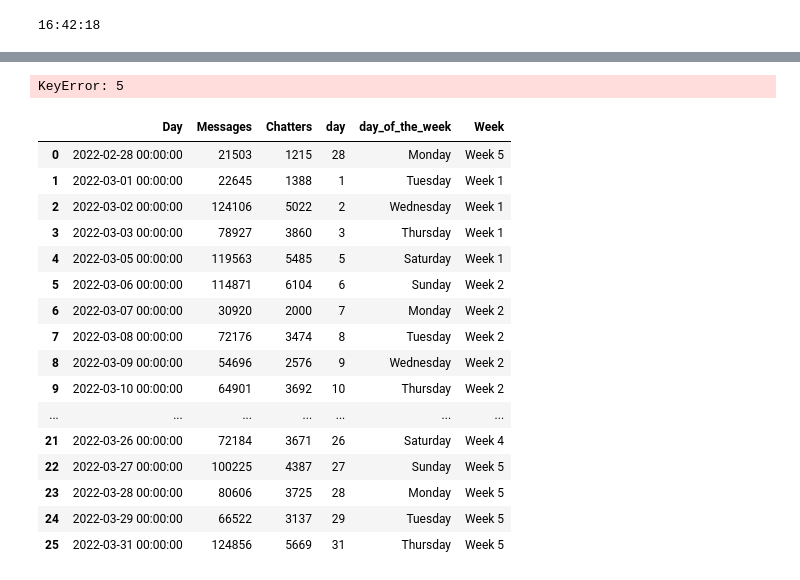
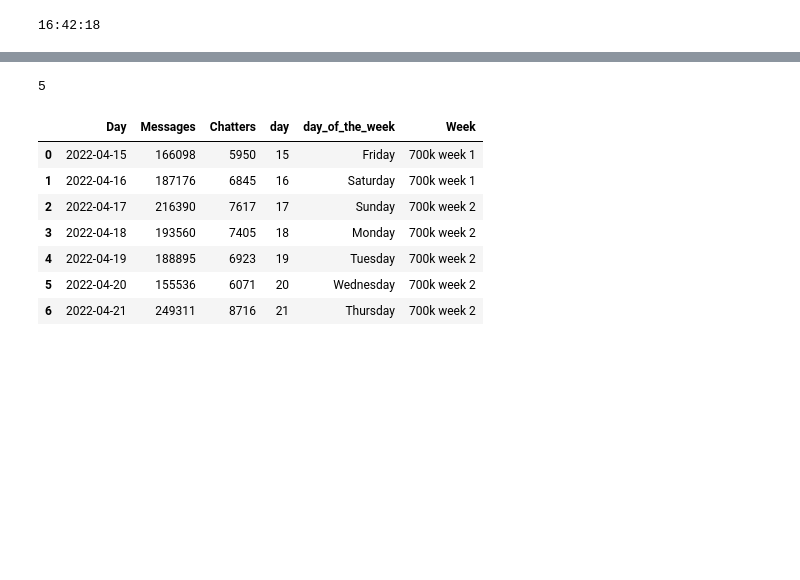
Before and after one commit to quassidi/-Monthly_YYJ_Report, a Jupyter notebook: monthly_jinnytty_analytics.ipynb, the cells around one changed output, grey strips where cells are left out. Drawn from its saved outputs; the diff is of its cells as text; code cells hidden in the pictures; blank space fills up the shorter version.

```diff
--- a/monthly_jinnytty_analytics.ipynb
+++ b/monthly_jinnytty_analytics.ipynb
@@ -210,7 +218,7 @@ read_saving_prueba = pd.read_csv("prueba.txt", delimiter=' ', encoding='utf8', h
 months = read_saving_prueba["Day"].to_numpy()
 drop_index_from_Searching_by_User = [len(df[(df["day"] == day)].user.value_counts()) for day in months]
 # %%
-read_saving_prueba = read_saving_prueba[:-1]
+read_saving_prueba = read_saving_prueba
 read_saving_prueba["Chatters"] = pd.Series(drop_index_from_Searching_by_User)
 newplot = read_saving_prueba.sort_values(by='Day')
 # %%
@@ -222,11 +230,11 @@ def get_week_of_month(year, month, day):
     week_of_month = np.where(x==day)[0][0] + 1
     return(week_of_month)
 
-cell = [None] * 26
+cell = [None] * int(len(newplot))
 #y = [None] * 25
 #m = [None] * 25
-d = [None] * 26
-for g in range(26):
+d = [None] * int(len(newplot))
+for g in range(len(newplot)):
     cell[g] = newplot.loc[g, 'Day']
 #    y[g] = cell[g][:4]
 #    m[g] = cell[g][5:-3]
@@ -240,53 +248,43 @@ newplot['day'] = pd.Series(d)
 
 get_week_of_month(2022,3,31)
 # %% [output]
-KeyError: 5
+5
 # %%
 Week_1 = 1
-Week_2 = 6
-Week_3 = 13
-Week_4 = 20
-Week_5 = 27
-last_day = 31
+Week_2 = 3
+Week_3 = 10
+Week_4 = 17
+Week_5 = 24
+last_day = 30
 
 def applyFunc(s):
     if s == Week_1 or s < Week_2:
         return "Week 1"
     elif s == Week_2 or s < Week_3:
         return 'Week 2'
     elif s == Week_3 or s < Week_4:
-        return 'Week 3'
+        return '700k week 1'
     elif s == Week_4 or s < Week_5:
-        return 'Week 4'
+        return '700k week 2'
     elif s == Week_5 or s <= last_day:
         return 'Week 5'
     return ''
 newplot["Day"] = pd.to_datetime(newplot["Day"])
 newplot['day_of_the_week'] = pd.Series(newplot['Day'].dt.day_name())
-newplot["Day"] = pd.to_datetime(newplot["Day"])
 newplot['day_of_the_week'] = pd.Series(newplot['Day'].dt.day_name())
 newplot['day'] = newplot['day'].astype(int)
 newplot['Week'] = newplot['day'].apply(applyFunc)
-newplot["Day"] = newplot["Day"].apply(str)
+newplot["Day"] = newplot["Day"].dt.date
 
 newplot.reset_index(drop='index')
 # %% [output]
 |  | Day | Messages | Chatters | day | day_of_the_week | Week |
-| 0 | 2022-02-28 00:00:00 | 21503 | 1215 | 28 | Monday | Week 5 |
-| 1 | 2022-03-01 00:00:00 | 22645 | 1388 | 1 | Tuesday | Week 1 |
-| 2 | 2022-03-02 00:00:00 | 124106 | 5022 | 2 | Wednesday | Week 1 |
-| 3 | 2022-03-03 00:00:00 | 78927 | 3860 | 3 | Thursday | Week 1 |
-| 4 | 2022-03-05 00:00:00 | 119563 | 5485 | 5 | Saturday | Week 1 |
-| 5 | 2022-03-06 00:00:00 | 114871 | 6104 | 6 | Sunday | Week 2 |
-| 6 | 2022-03-07 00:00:00 | 30920 | 2000 | 7 | Monday | Week 2 |
-| 7 | 2022-03-08 00:00:00 | 72176 | 3474 | 8 | Tuesday | Week 2 |
-| 8 | 2022-03-09 00:00:00 | 54696 | 2576 | 9 | Wednesday | Week 2 |
-| 9 | 2022-03-10 00:00:00 | 64901 | 3692 | 10 | Thursday | Week 2 |
-| ... | ... | ... | ... | ... | ... | ... |
-| 21 | 2022-03-26 00:00:00 | 72184 | 3671 | 26 | Saturday | Week 4 |
-| 22 | 2022-03-27 00:00:00 | 100225 | 4387 | 27 | Sunday | Week 5 |
-| 23 | 2022-03-28 00:00:00 | 80606 | 3725 | 28 | Monday | Week 5 |
-| 24 | 2022-03-29 00:00:00 | 66522 | 3137 | 29 | Tuesday | Week 5 |
-| 25 | 2022-03-31 00:00:00 | 124856 | 5669 | 31 | Thursday | Week 5 |
+| 0 | 2022-04-15 | 166098 | 5950 | 15 | Friday | 700k week 1 |
+| 1 | 2022-04-16 | 187176 | 6845 | 16 | Saturday | 700k week 1 |
+| 2 | 2022-04-17 | 216390 | 7617 | 17 | Sunday | 700k week 2 |
+| 3 | 2022-04-18 | 193560 | 7405 | 18 | Monday | 700k week 2 |
+| 4 | 2022-04-19 | 188895 | 6923 | 19 | Tuesday | 700k week 2 |
+| 5 | 2022-04-20 | 155536 | 6071 | 20 | Wednesday | 700k week 2 |
+| 6 | 2022-04-21 | 249311 | 8716 | 21 | Thursday | 700k week 2 |
 # %%
 heatmap = newplot.pivot_table(index="Week", columns="day_of_the_week", values="Messages").fillna(0)
```
Also changed, not shown: parts of 12 cells of this notebook.
